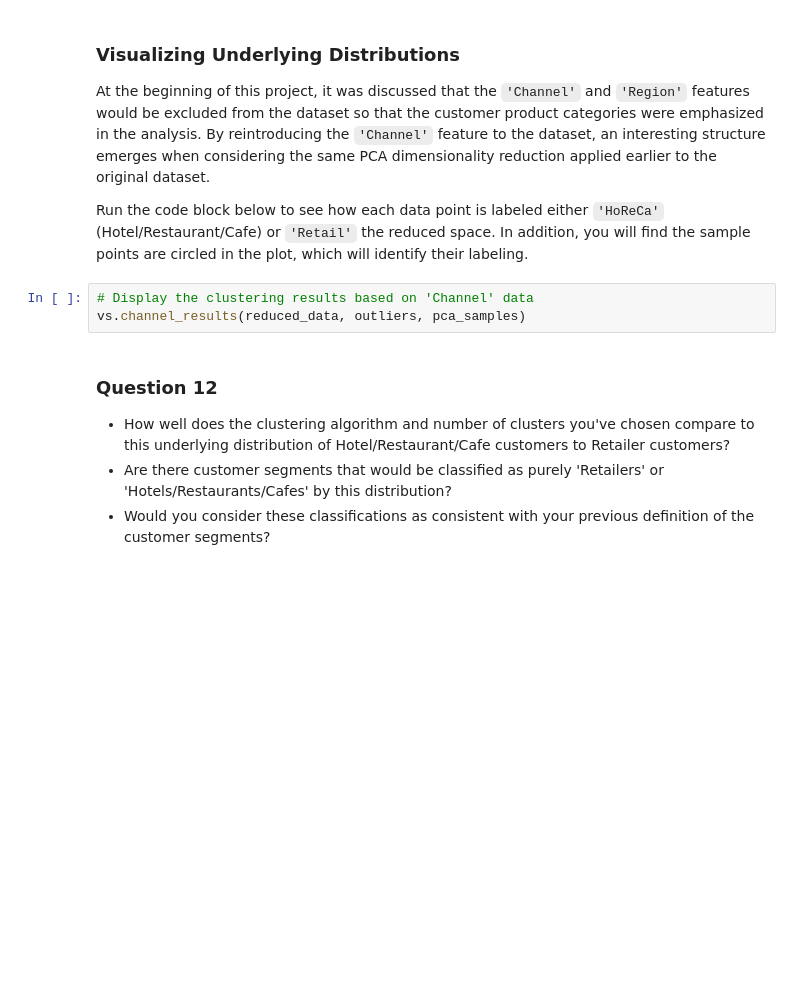
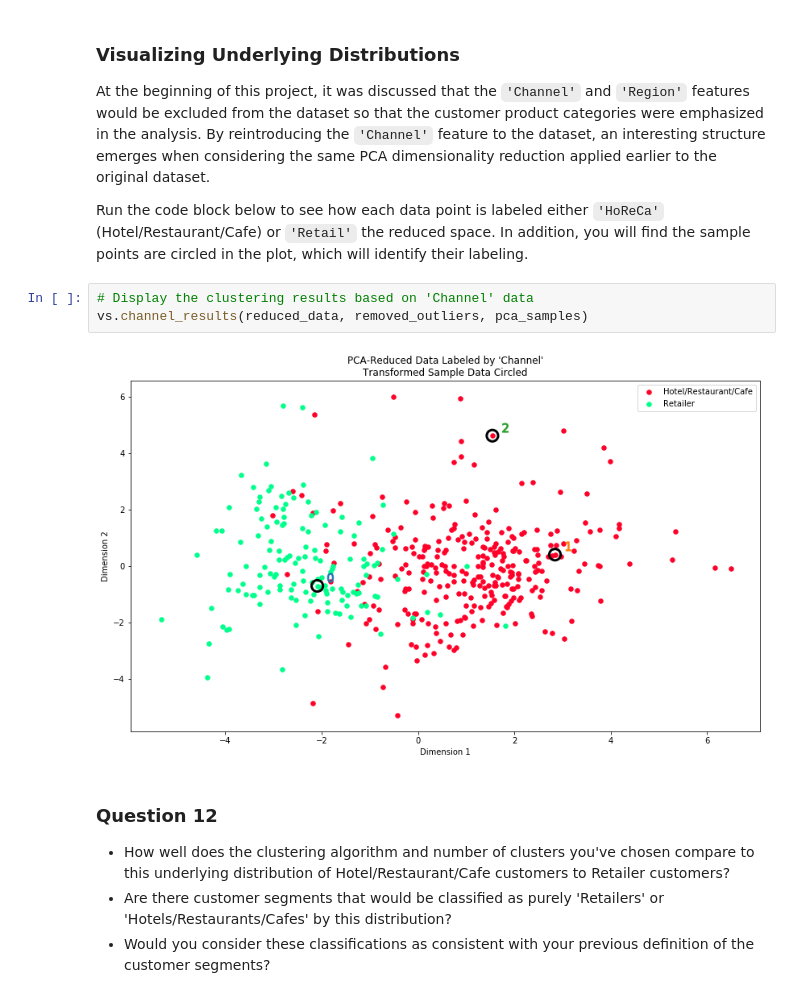
Before and after one commit to anthonybaker/mlnd_customer_segments, a Jupyter notebook: customer_segments.ipynb, the cells around one changed output. Cells and saved outputs as stored; diff of their text form; blank space fills up the shorter version.

```diff
--- a/customer_segments.ipynb
+++ b/customer_segments.ipynb
@@ -724,7 +734,9 @@ At the beginning of this project, it was discussed that the `'Channel'` and `'Re
 Run the code block below to see how each data point is labeled either `'HoReCa'` (Hotel/Restaurant/Cafe) or `'Retail'` the reduced space. In addition, you will find the sample points are circled in the plot, which will identify their labeling.
 # %%
 # Display the clustering results based on 'Channel' data
-vs.channel_results(reduced_data, outliers, pca_samples)
+vs.channel_results(reduced_data, removed_outliers, pca_samples)
+# %% [output]
+[figure, added]
 # %% [markdown]
 ### Question 12
 
```
Also changed, not shown: parts of 6 cells of this notebook, 1 other file.
